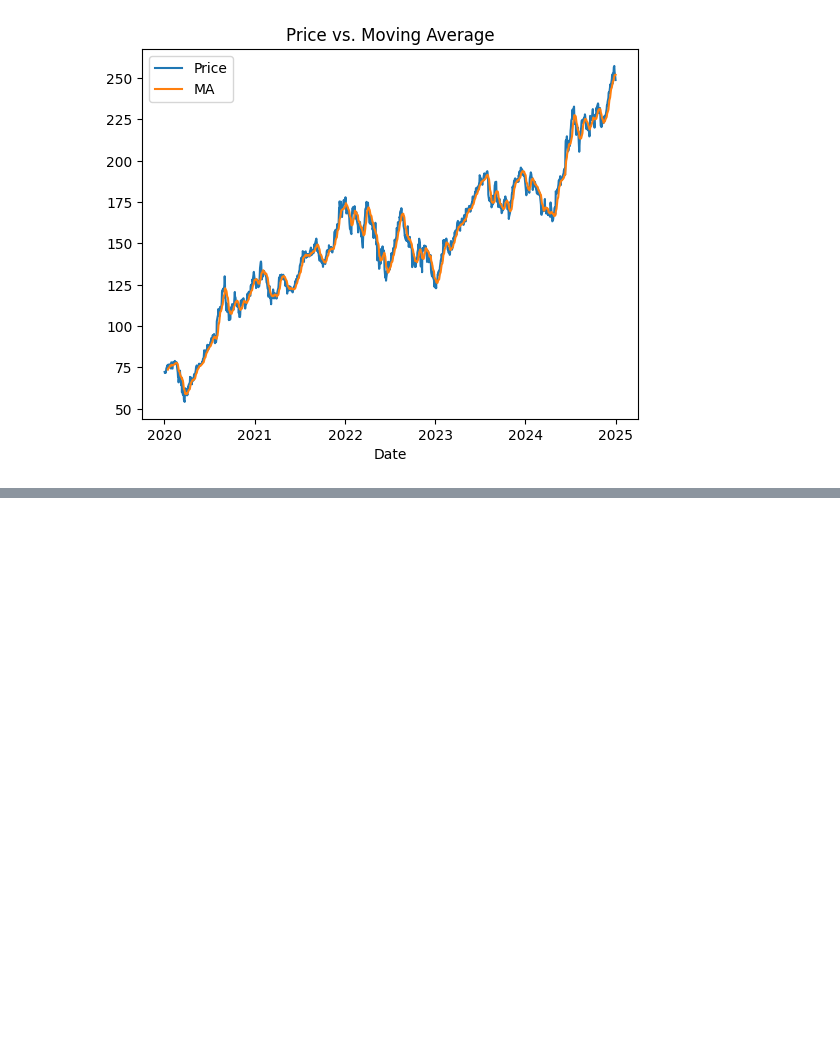
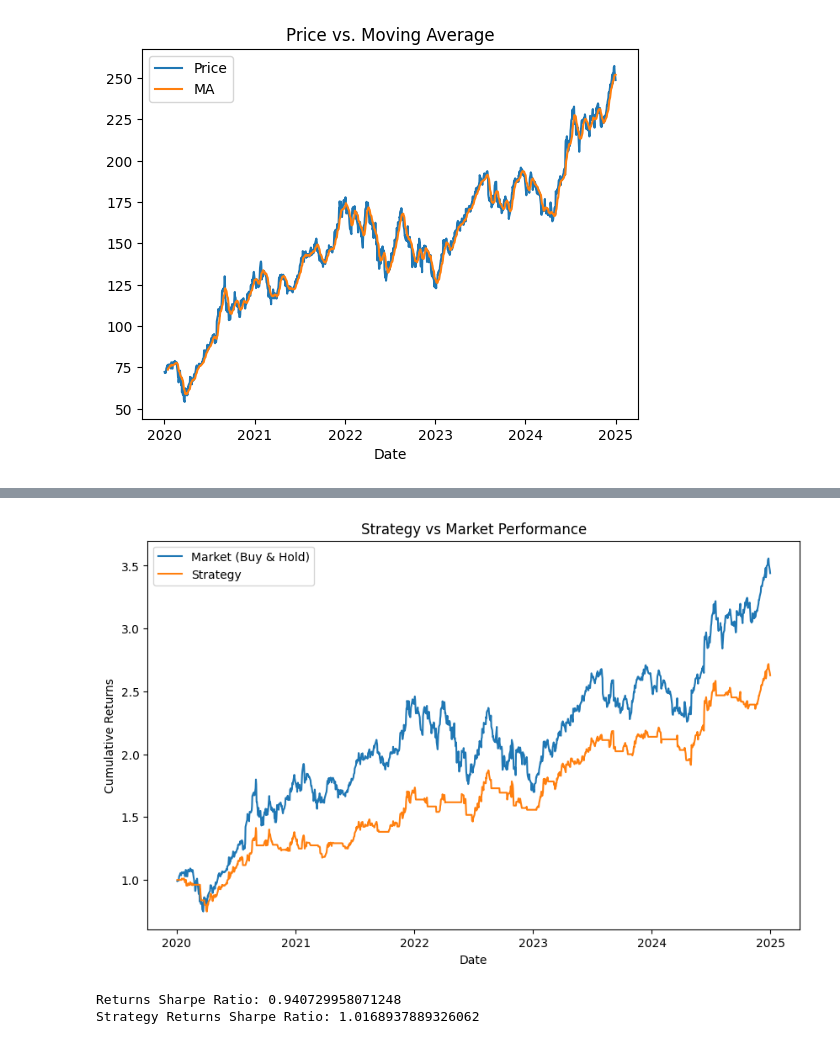
Before and after one commit to noelpdlt/quant-research-system, a Jupyter notebook: notebooks/financialdatatest1.ipynb, the cells around one changed output, grey strips where cells are left out. Saved outputs shown, nothing was run; the diff lists cells and outputs as text; code cells hidden in the pictures; blank space fills up the shorter version.

Commit message:
Added momentum strategy and backtest

```diff
--- a/notebooks/financialdatatest1.ipynb
+++ b/notebooks/financialdatatest1.ipynb
@@ -76,0 +114,3 @@ plt.show()
+# %%
+df = moving_average(df)
+df.tail()
@@ -76,0 +125,5 @@ plt.show()
+# %%
+df["market_cumulative"] = (1 + df["returns"]).cumprod()
+# %%
+df = momentum_strategy(df)
+df.tail(15)
@@ -76,0 +149,3 @@ plt.show()
+# %%
+df = backtest(df)
+df.tail(10)
@@ -76,0 +165,18 @@ plt.show()
+# %%
+plt.figure(figsize=(10,6))
+plt.plot(df.index, df["market_cumulative"], label="Market (Buy & Hold)")
+plt.plot(df.index, df["cumulative_returns"], label="Strategy")
+
+plt.xlabel("Date")
+plt.ylabel("Cumulative Returns")
+plt.title("Strategy vs Market Performance")
+plt.legend()
+plt.show()
+# %% [output]
+[figure, added]
+# %%
+print("Returns Sharpe Ratio: " + str(sharpe_ratio(df['returns'])))
+print("Strategy Returns Sharpe Ratio: " + str(sharpe_ratio(df['strategy_returns'])))
+# %% [output]
+Returns Sharpe Ratio: 0.940729958071248
+Strategy Returns Sharpe Ratio: 1.0168937889326062
```
Also changed, not shown: parts of 12 cells of this notebook, 4 other files.
